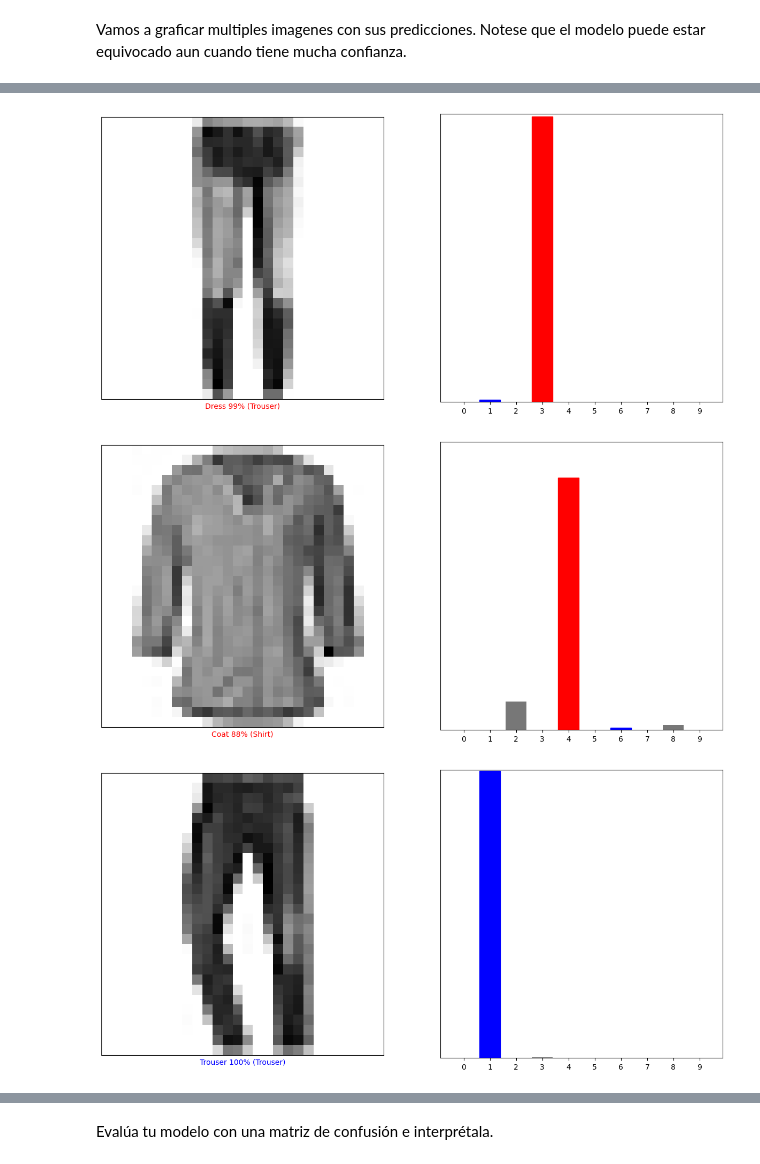
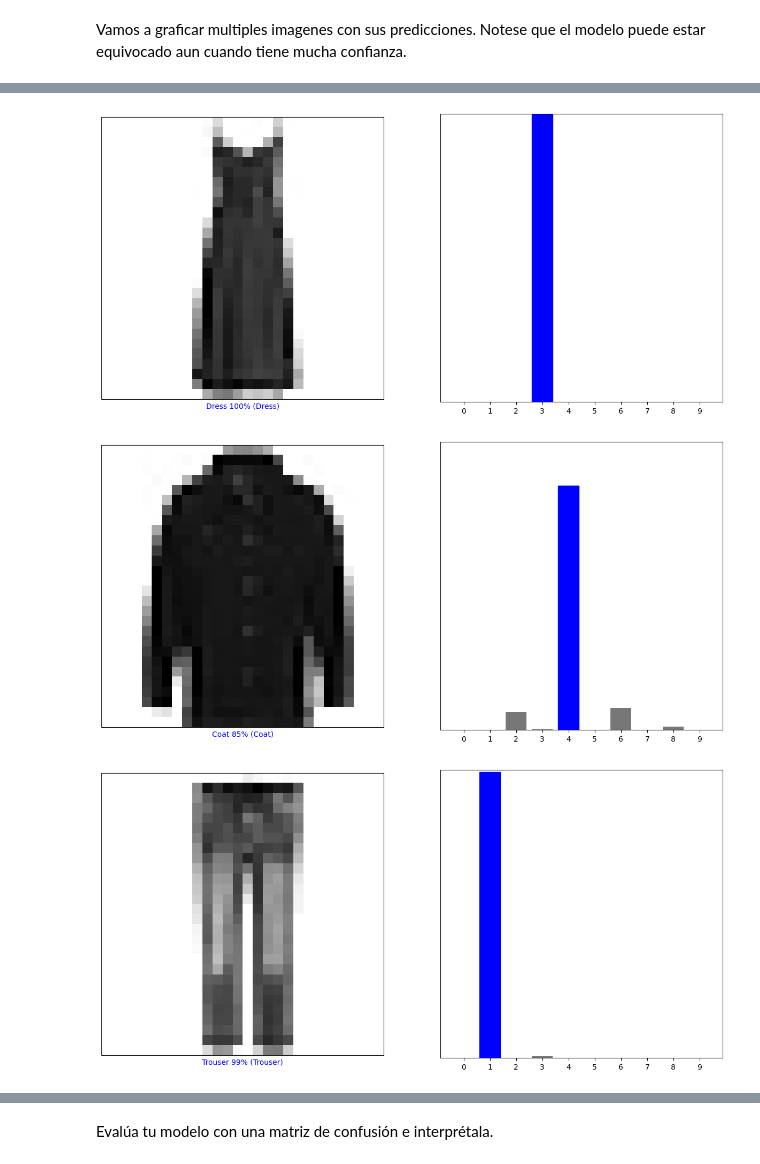
Before and after one commit to naiamerino/2026-02-BILBAO-FT-Data-Science, a Jupyter notebook: 3-Machine_Learning/3-Deep_Learning/1-Intro Deep Learning/ejercicios/Deep Learning classification_NMG.ipynb, the cells around one changed output, grey strips where cells are left out. Drawn from its saved outputs; the diff is of its cells as text; code cells hidden in the pictures.

```diff
--- a/3-Machine_Learning/3-Deep_Learning/1-Intro Deep Learning/ejercicios/Deep Learning classification_NMG.ipynb
+++ b/3-Machine_Learning/3-Deep_Learning/1-Intro Deep Learning/ejercicios/Deep Learning classification_NMG.ipynb
@@ -418,11 +436,11 @@ Vamos a graficar multiples imagenes con sus predicciones. Notese que el modelo p
 # %%
 predictions10 = model.predict(X_test[10:20])
 print(predictions10.shape)
-i = 0
-for i in range(len(predictions10)):
+#i = 0
+for i in range(10):
     plt.figure(figsize=(15,7))
     plt.subplot(1,2,1)
-    plot_image(i, predictions10[i], y_test, X_test)
+    plot_image(i+10, predictions10[i], y_test, X_test)
     plt.subplot(1,2,2)
-    plot_value_array(i, predictions10[i], y_test)
+    plot_value_array(i+10, predictions10[i], y_test)
 # %% [output]
@@ -434,3 +452,3 @@ for i in range(len(predictions10)):
-[figure, old version]
+[figure, new version]
-[figure, old version]
+[figure, new version]
-[figure, old version]
+[figure, new version]
```
Also changed, not shown: parts of 14 cells of this notebook, 13 other files.
